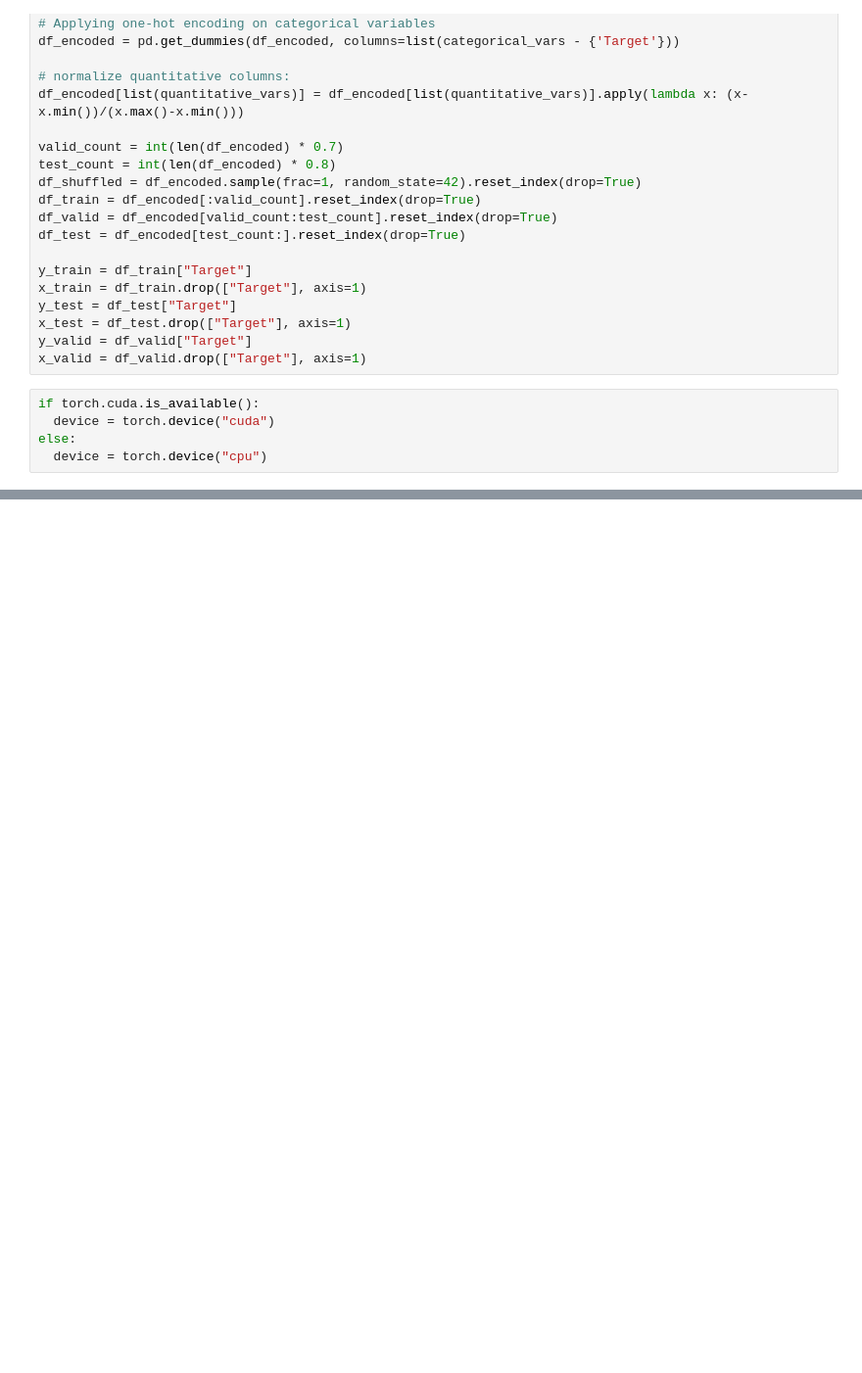
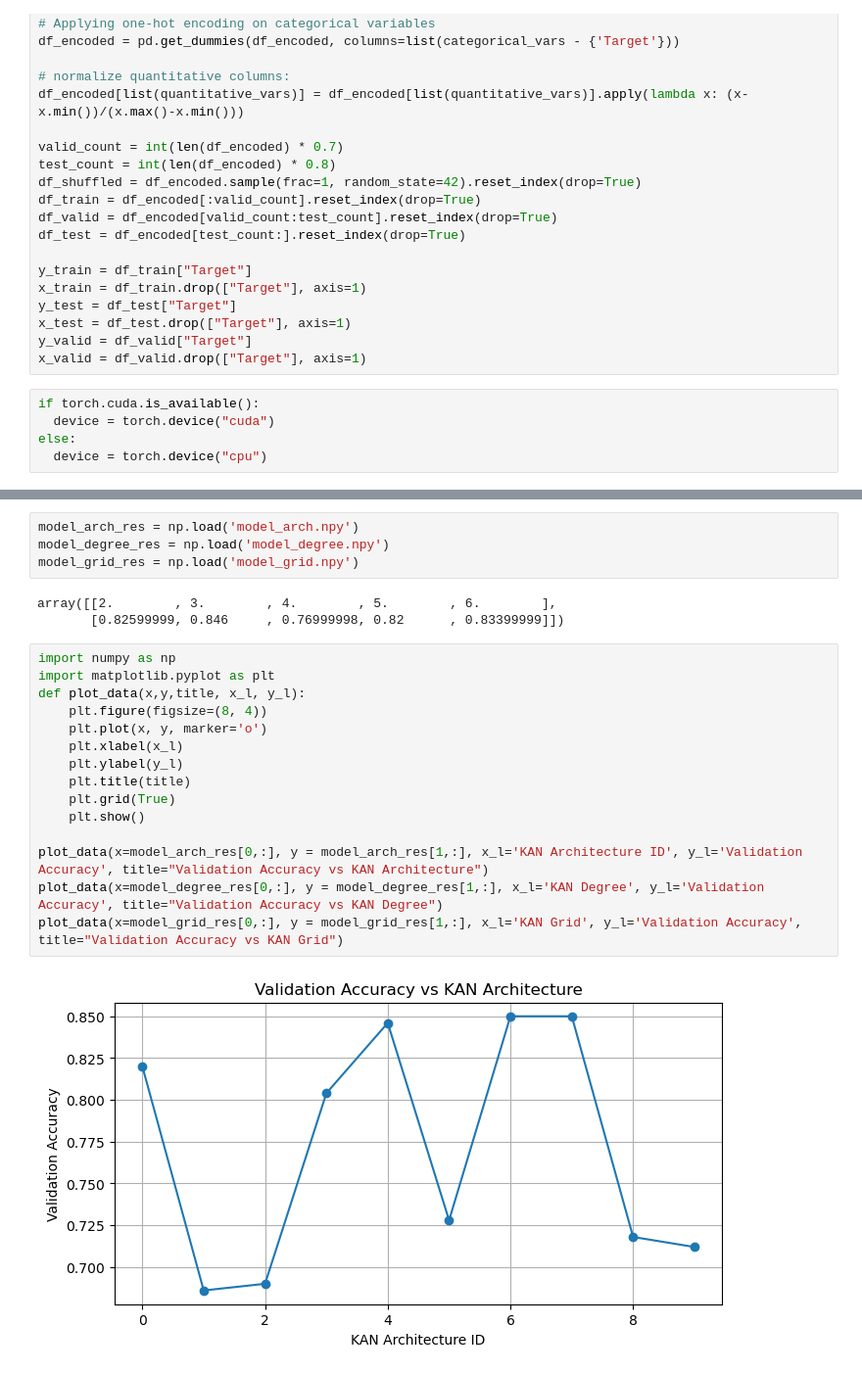
Before and after one commit to Abuynits/cs573_final_proj, a Jupyter notebook: kan.ipynb, the cells around one changed output, grey strips where cells are left out. Shown at 98% size. Cells and saved outputs as stored; diff of their text form; blank space fills up the shorter version.

```diff
--- a/kan.ipynb
+++ b/kan.ipynb
@@ -183,0 +318,24 @@ plt.show()
+# %%
+model_arch_res = np.load('model_arch.npy')
+model_degree_res = np.load('model_degree.npy')
+model_grid_res = np.load('model_grid.npy')
+# %% [output]
+array([[2.        , 3.        , 4.        , 5.        , 6.        ],
+       [0.82599999, 0.846     , 0.76999998, 0.82      , 0.83399999]])
+# %%
+import numpy as np
+import matplotlib.pyplot as plt
+def plot_data(x,y,title, x_l, y_l):
+    plt.figure(figsize=(8, 4))
+    plt.plot(x, y, marker='o')
+    plt.xlabel(x_l)
+    plt.ylabel(y_l)
+    plt.title(title)
+    plt.grid(True)
+    plt.show()
+
+plot_data(x=model_arch_res[0,:], y = model_arch_res[1,:], x_l='KAN Architecture ID', y_l='Validation Accuracy', title="Validation Accuracy vs KAN Architecture")
+plot_data(x=model_degree_res[0,:], y = model_degree_res[1,:], x_l='KAN Degree', y_l='Validation Accuracy', title="Validation Accuracy vs KAN Degree")
+plot_data(x=model_grid_res[0,:], y = model_grid_res[1,:], x_l='KAN Grid', y_l='Validation Accuracy', title="Validation Accuracy vs KAN Grid")
+# %% [output]
+[figure, added]
```
Also changed, not shown: parts of 12 cells of this notebook, 6 other files.
